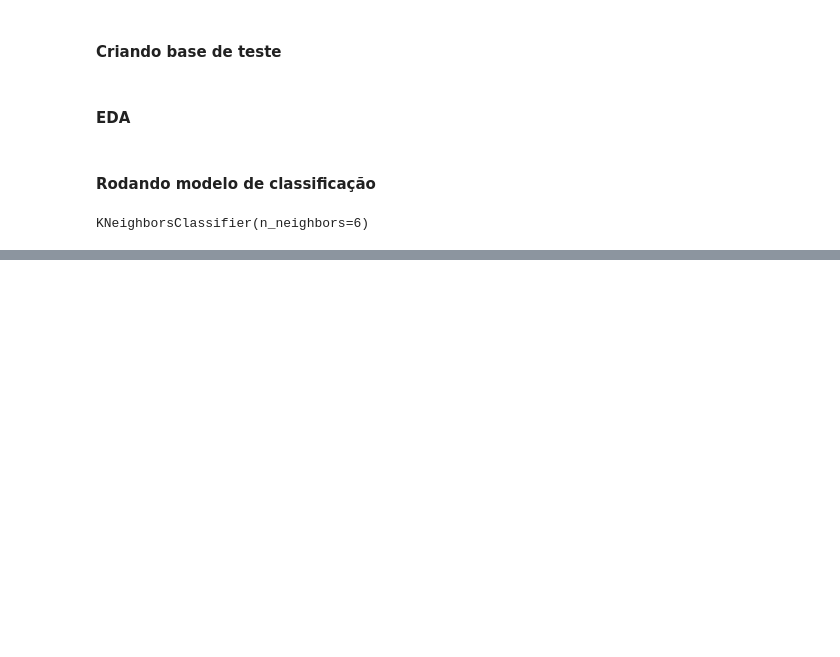
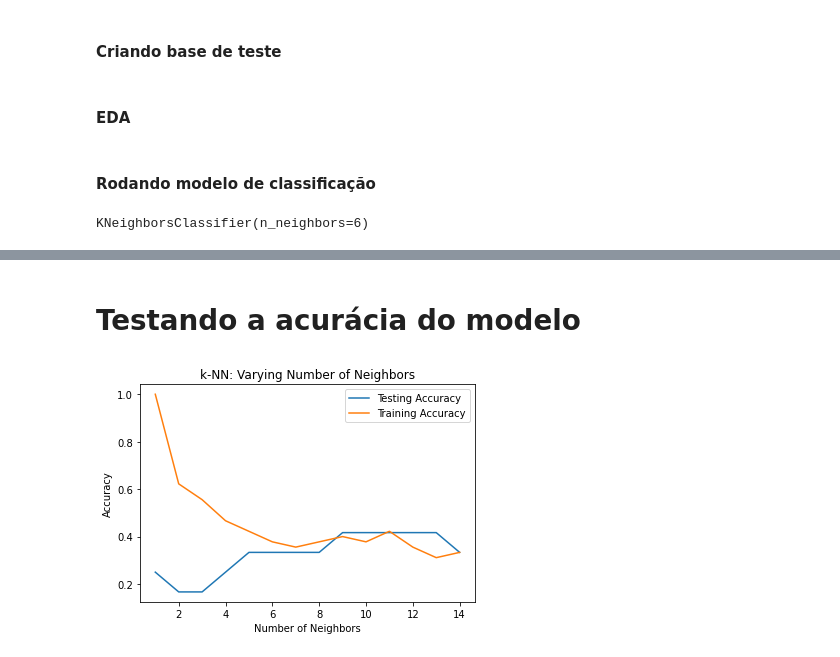
Before and after one commit to Jhonattanln/Modelo_Classificacao, a Jupyter notebook: Code.ipynb, the cells around one changed output, grey strips where cells are left out. Saved outputs shown, nothing was run; the diff lists cells and outputs as text; code cells hidden in the pictures; blank space fills up the shorter version.

```diff
--- a/Code.ipynb
+++ b/Code.ipynb
@@ -92,7 +92,7 @@ X_test = X[-1:]
 # %%
 ### Base de treinamento
 X_train = X[:-1].values
-y_train = y['Target'][:-1].values
+y_train = y['Setor Econômico\nBovespa'][:-1].values
 # %%
 ### Treinando dados
 knn = KNeighborsClassifier(n_neighbors=6)
@@ -101,0 +109,2 @@ KNeighborsClassifier(n_neighbors=6)
+# %% [markdown]
+# Testando a acurácia do modelo
@@ -101,0 +113,22 @@ KNeighborsClassifier(n_neighbors=6)
+# %%
+X_train, X_test, y_train, y_test = train_test_split(X.values, y['Setor Econômico\nBovespa'].values, test_size= 0.2, random_state=42)
+# %%
+nb = np.arange(1, 15)
+train_accuracy = np.empty(len(nb))
+test_accuracy = np.empty(len(nb))
+# %%
+for i, k in enumerate(nb):
+    knn = KNeighborsClassifier(n_neighbors=k)
+    knn.fit(X_train, y_train)
+    train_accuracy[i] = knn.score(X_train, y_train)
+    test_accuracy[i] = knn.score(X_test, y_test)
+# %%
+plt.title('k-NN: Varying Number of Neighbors')
+plt.plot(nb, test_accuracy, label = 'Testing Accuracy')
+plt.plot(nb, train_accuracy, label = 'Training Accuracy')
+plt.legend()
+plt.xlabel('Number of Neighbors')
+plt.ylabel('Accuracy')
+plt.show()
+# %% [output]
+[figure, added]
```
Also changed, not shown: parts of 3 cells of this notebook.
